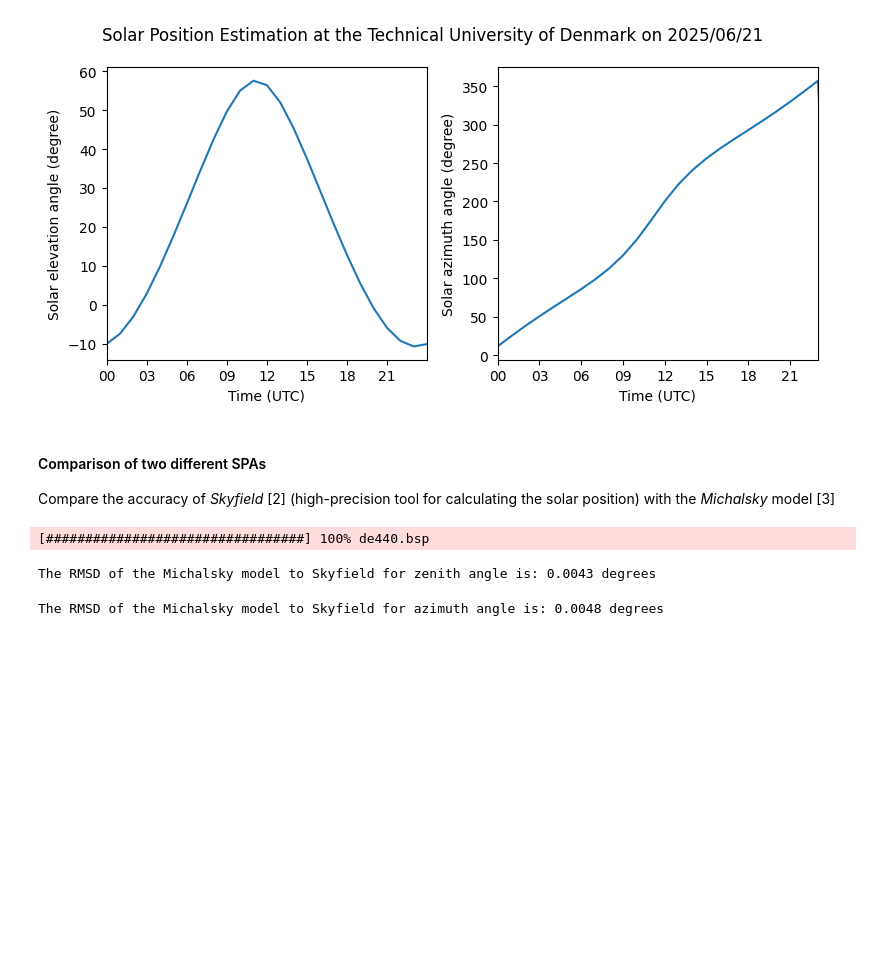
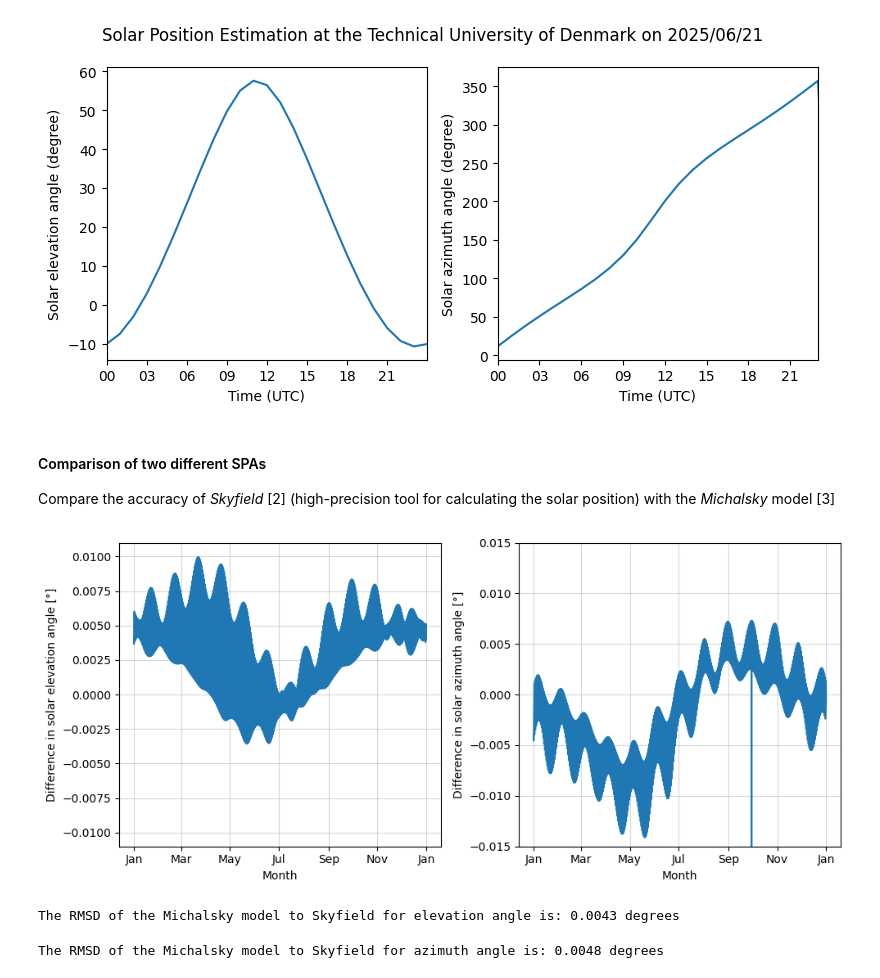
Before and after one commit to pvlib/solposx, a Jupyter notebook: docs/source/solarposition_introduction.ipynb, the cells around one changed output. Drawn from its saved outputs; the diff is of its cells as text; code cells hidden in the pictures; blank space fills up the shorter version.

Commit message:
update plots

```diff
--- a/docs/source/solarposition_introduction.ipynb
+++ b/docs/source/solarposition_introduction.ipynb
@@ -83,13 +83,32 @@ site = Location(55.79, 12.52, 'UTC', 50, 'DTU, Denmark') # latitude, longitude,
 michalsky = solposx.solarposition.michalsky(times, site.latitude, site.longitude)
 skyfield = solposx.solarposition.skyfield(times, site.latitude, site.longitude)
 
-comparison = solposx.tools.calc_error(michalsky['zenith'], michalsky['azimuth'], skyfield['zenith'], skyfield['azimuth'])
+comparison = solposx.tools.calc_error(michalsky['elevation'], michalsky['azimuth'], skyfield['elevation'], skyfield['azimuth'])
-# %% [output]
-[#################################] 100% de440.bsp
+# %%
+fig, axes = plt.subplots(1,2, figsize=(10, 4.5), facecolor='w', edgecolor='k')
+
+axes[0].plot(michalsky['elevation']-skyfield['elevation'])
+axes[1].plot(michalsky['azimuth']-skyfield['azimuth'])
+
+axes[0].set_ylabel('Difference in solar elevation angle [°]')
+axes[0].set_ylim(-0.011, 0.011)
+
+axes[1].set_ylabel('Difference in solar azimuth angle [°]')
+axes[1].set_ylim(-0.015, 0.015)
+
+for ax in axes:
+    ax.set_xlabel('Month')
+    ax.xaxis.set_major_formatter(mdates.DateFormatter('%b'))
+    ax.grid(alpha=0.5, zorder=-2)
+
+plt.tight_layout()
+plt.show()
+# %% [output]
+[figure, added]
 # %%
-print(f'The RMSD of the Michalsky model to Skyfield for zenith angle is: {comparison['zenith_rmsd'].round(4)} degrees')
+print(f'The RMSD of the Michalsky model to Skyfield for elevation angle is: {comparison['zenith_rmsd'].round(4)} degrees')
 # %% [output]
-The RMSD of the Michalsky model to Skyfield for zenith angle is: 0.0043 degrees
+The RMSD of the Michalsky model to Skyfield for elevation angle is: 0.0043 degrees
 # %%
 print(f'The RMSD of the Michalsky model to Skyfield for azimuth angle is: {comparison['azimuth_rmsd'].round(4)} degrees')
 # %% [output]
```
Also changed, not shown: parts of 1 cell of this notebook.
